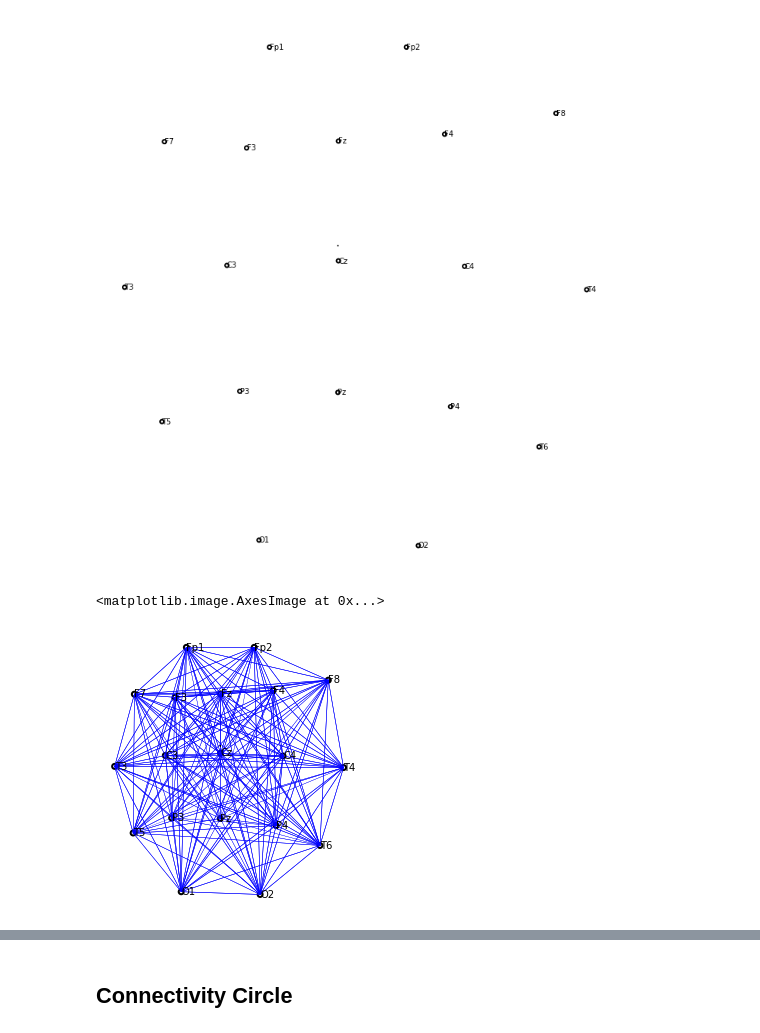
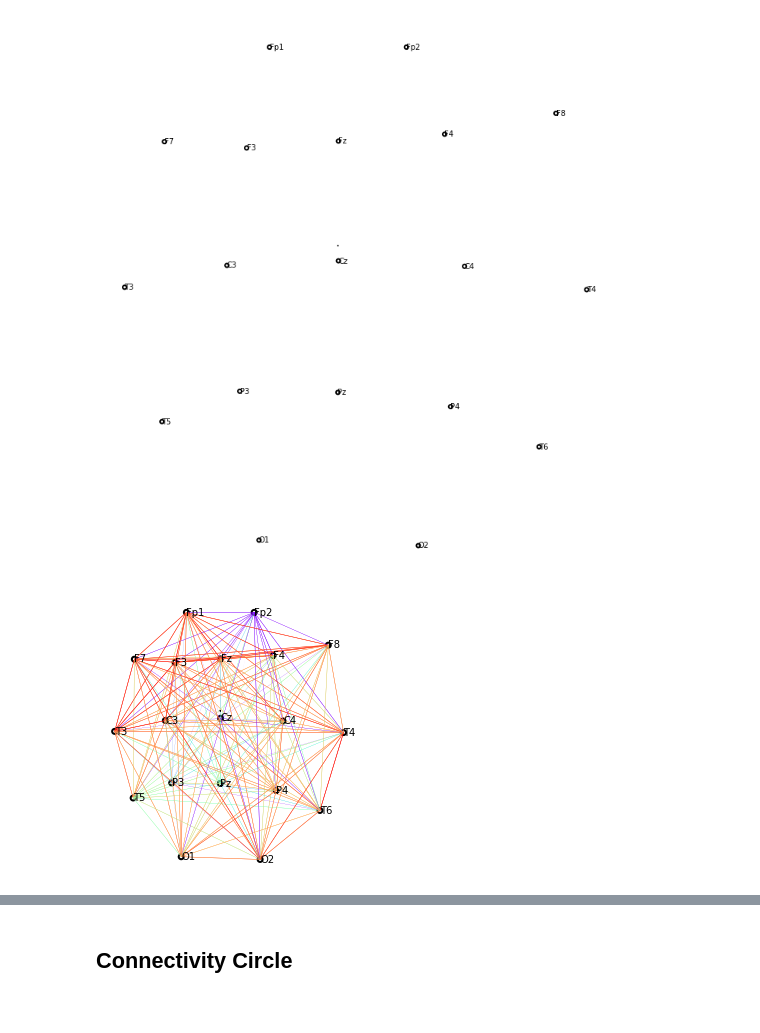
Before and after one commit to UBC-MDS/simpl_eeg_capstone, a Jupyter notebook: data_exploration/Connectivity_test.ipynb, the cells around one changed output, grey strips where cells are left out. Drawn from its saved outputs; the diff is of its cells as text; code cells hidden in the pictures.

Commit message:
Add colours

```diff
--- a/data_exploration/Connectivity_test.ipynb
+++ b/data_exploration/Connectivity_test.ipynb
@@ -340,34 +340,34 @@ locations = sensor_locations.findobj(match = lambda x: type(x) == plt.Text and x
 # %%
 value_df = raw.to_data_frame()
 # %%
-correlation_df = value_df.iloc[0:10].corr()
+correlation_df = value_df.iloc[0:150].corr()
-# %%
-ax.matshow(correlation_df, cmap=plt.get_cmap('Reds'))
-# %% [output]
-<matplotlib.image.AxesImage at 0x...>
+# %%
+possible_colours = plt.cm.rainbow(correlation_df)
 # %%
 fig = plt.figure()
 ax = fig.add_subplot()
 
 node_df = pd.DataFrame({"name":[node.get_text() for node in locations],
                         "x":[node.get_position()[0] for node in locations],
                         "y":[node.get_position()[1] for node in locations]})
 x_list = []
 y_list = []
+threshold = 0
 
 for x1, y1, name1 in zip(node_df["x"], node_df["y"], node_df["name"]):
     for x2, y2, name2 in zip(node_df["x"], node_df["y"], node_df["name"]):
         correlation = correlation_df.loc[name1, name2]
-        x_list = [x1, x2]
-        y_list = [y1, y2]
-        ax.plot(x_list,y_list, color="blue", linewidth=correlation/2);
+        if abs(correlation) >= threshold:
+            row = correlation_df.columns.get_loc(name1)
+            col = correlation_df.index.get_loc(name2)
+            x_list = [x1, x2]
+            y_list = [y1, y2]
+            ax.plot(x_list,y_list, color=possible_colours[row, col], linewidth=correlation/2);
 
 raw.plot_sensors(axes=ax, show_names=True, ch_groups="selection", kind="topomap");
 plt.show();
-
-result = []
 # %% [output]
-[figure, old version]
+[figure, new version]
 # %%
 # %% [output]
 |  | time | Fp1 | Fp2 | F7 | T3 | T5 | F3 | C3 | P3 | Fz | Cz | ... |
```
